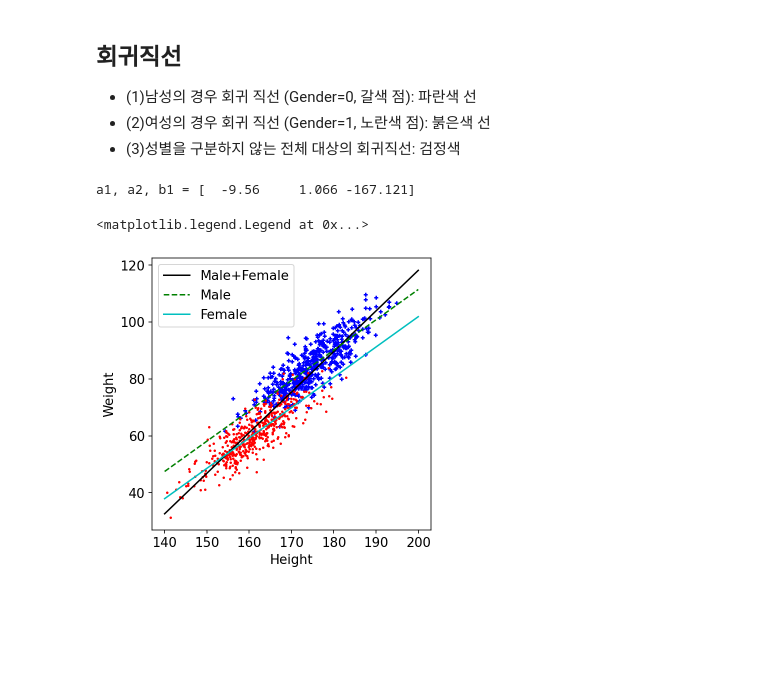
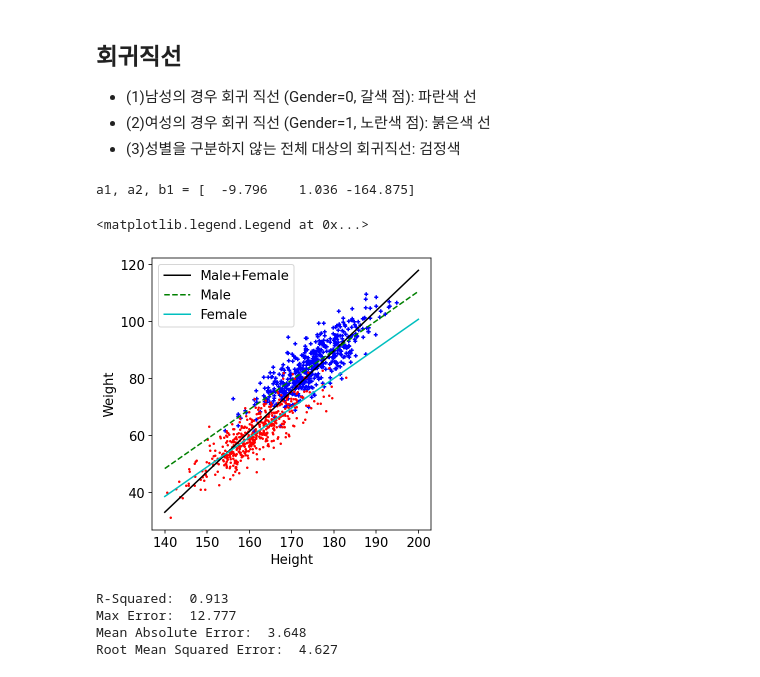
Before and after one commit to hsw0805/hsw0805, a Jupyter notebook: python-machine-learning-main/b52_Regression.ipynb, the cells around one changed output. Saved outputs shown, nothing was run; the diff lists cells and outputs as text; code cells hidden in the pictures; blank space fills up the shorter version.

```diff
--- a/python-machine-learning-main/b52_Regression.ipynb
+++ b/python-machine-learning-main/b52_Regression.ipynb
@@ -219,33 +219,41 @@ print(model.intercept_)
 # %%
 ## 선형 회귀 직선 그리기 (성별을 추가한 경우)
 
 # 학습된 가중치(파라미터) 보기
 a1, a2 = model.coef_[0], model.coef_[1]
 b1 = model.intercept_
 print('a1, a2, b1 =',np.array((a1, a2, b)).round(3))
 
 # 훈련 데이터의 산포도 보기
-plt.scatter(df.Height[df.Gender==0],df.Weight[df.Gender==0],
+plt.scatter(df.Height[df.Gender==1],df.Weight[df.Gender==1],
             marker='+', s=13, color='b')
-plt.scatter(df.Height[df.Gender==1],df.Weight[df.Gender==1],
+plt.scatter(df.Height[df.Gender==2],df.Weight[df.Gender==2],
             marker='.', s=9, color='r')
 plt.xlabel('Height')
 plt.ylabel('Weight')
 
 # 남여 구분 없는 경우 회귀 직선 (a, b 파라미터 사용)
 xs = np.linspace(140,200,2)  # 양 끝점
 ys = a*xs + b
 plt.plot(xs, ys, c='k', label='Male+Female') # 검정색
 
 # 남성의 경우 회귀 직선 (Gender=0 으로 고정)
-ys = a1*0 + a2*xs + b1
+ys = a1*1 + a2*xs + b1
 plt.plot(xs, ys, 'g--', label='Male')      # 파란색
 
 # 여성의 경우 회귀 직선 (Gender=1 로 고정)
-ys = a1*1 + a2*xs + b1
+ys = a1*2 + a2*xs + b1
 plt.plot(xs, ys, c='c', label='Female')     # 붉은색
 plt.legend()
 # %% [output]
-a1, a2, b1 = [  -9.56     1.066 -167.121]
+a1, a2, b1 = [  -9.796    1.036 -164.875]
 <matplotlib.legend.Legend at 0x...>
-[figure, old version]
+[figure, new version]
+# %%
+y_pred = model.predict(X_test)
+show_reg_result(y_test,y_pred)
+# %% [output]
+R-Squared:  0.913
+Max Error:  12.777
+Mean Absolute Error:  3.648
+Root Mean Squared Error:  4.627
```
Also changed, not shown: parts of 3 cells of this notebook.
